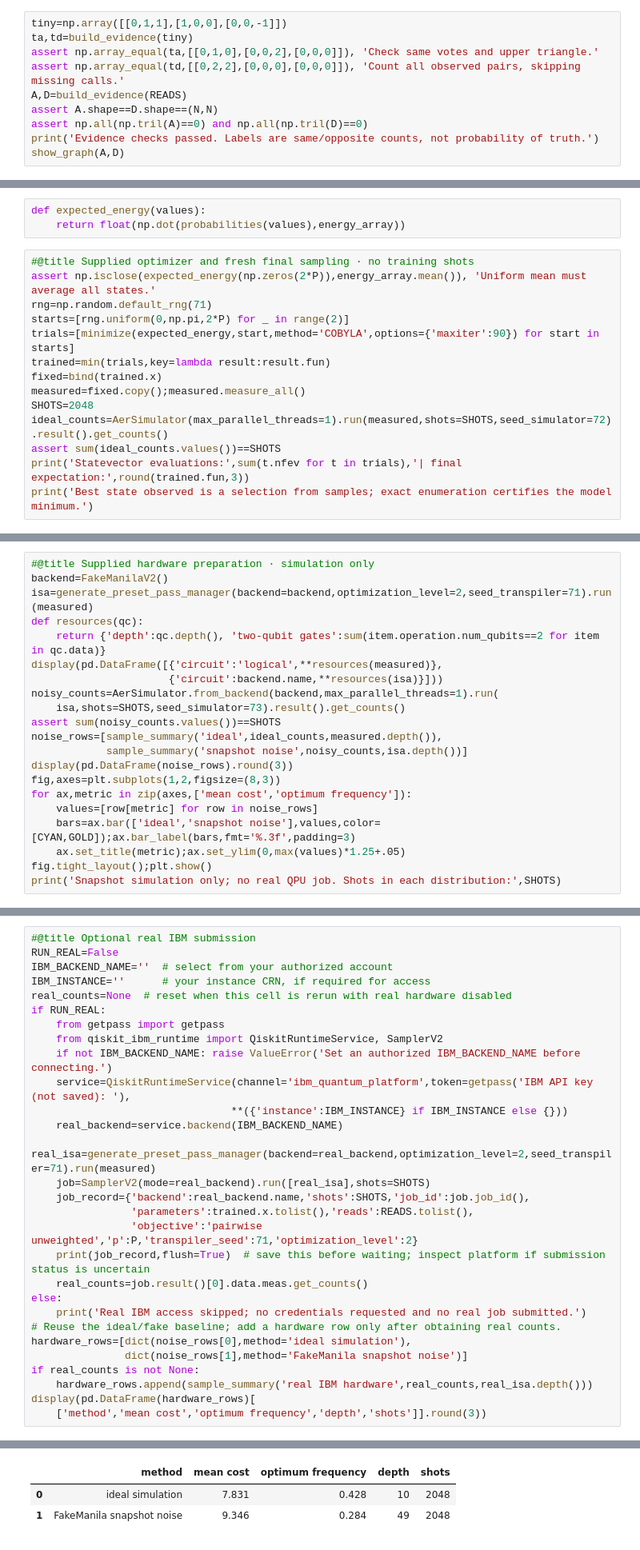
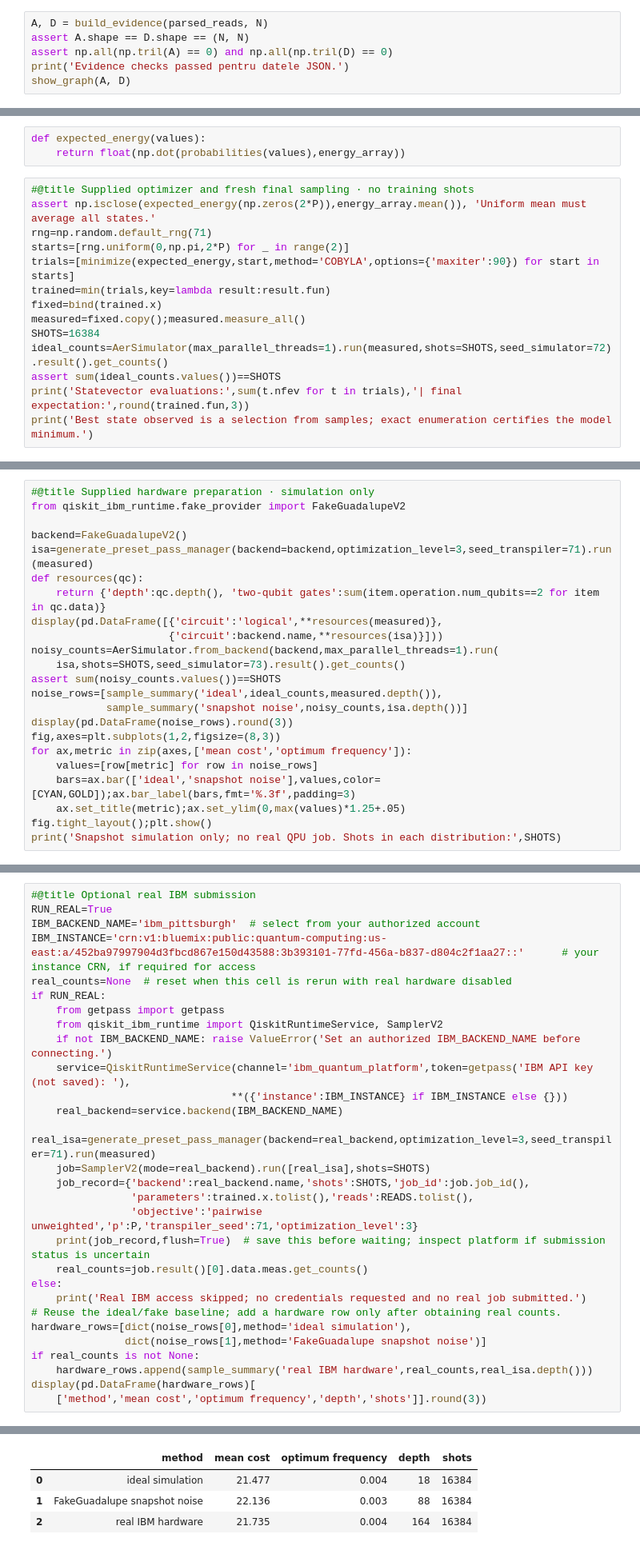
Before and after one commit to LaviniaManolescu/NeuroQ, a Jupyter notebook: Quantum_Genome_Detective_Lab.ipynb, the cells around one changed output, grey strips where cells are left out. Shown at 80% size. Cells and saved outputs as stored; diff of their text form.

Commit message:
modificari lab+rulare hardware
vedeti la final la concluzii ce am scris

```diff
--- a/Quantum_Genome_Detective_Lab.ipynb
+++ b/Quantum_Genome_Detective_Lab.ipynb
@@ -153,11 +182,7 @@ def build_evidence(reads):
 # %%
-tiny=np.array([[0,1,1],[1,0,0],[0,0,-1]])
-ta,td=build_evidence(tiny)
-assert np.array_equal(ta,[[0,1,0],[0,0,2],[0,0,0]]), 'Check same votes and upper triangle.'
-assert np.array_equal(td,[[0,2,2],[0,0,0],[0,0,0]]), 'Count all observed pairs, skipping missing calls.'
-A,D=build_evidence(READS)
-assert A.shape==D.shape==(N,N)
-assert np.all(np.tril(A)==0) and np.all(np.tril(D)==0)
-print('Evidence checks passed. Labels are same/opposite counts, not probability of truth.')
-show_graph(A,D)
+A, D = build_evidence(parsed_reads, N)
+assert A.shape == D.shape == (N, N)
+assert np.all(np.tril(A) == 0) and np.all(np.tril(D) == 0)
+print('Evidence checks passed pentru datele JSON.')
+show_graph(A, D)
 # %% [output]
@@ -395,7 +419,7 @@ trials=[minimize(expected_energy,start,method='COBYLA',options={'maxiter':90}) f
 trained=min(trials,key=lambda result:result.fun)
 fixed=bind(trained.x)
 measured=fixed.copy();measured.measure_all()
-SHOTS=2048
+SHOTS=16384
 ideal_counts=AerSimulator(max_parallel_threads=1).run(measured,shots=SHOTS,seed_simulator=72).result().get_counts()
 assert sum(ideal_counts.values())==SHOTS
 print('Statevector evaluations:',sum(t.nfev for t in trials),'| final expectation:',round(trained.fun,3))
@@ -480,8 +504,10 @@ objective and shot count matched. The `meas` classical register keeps logical bi
 decode once with the supplied helper.
 # %%
 #@title Supplied hardware preparation · simulation only
-backend=FakeManilaV2()
-isa=generate_preset_pass_manager(backend=backend,optimization_level=2,seed_transpiler=71).run(measured)
+from qiskit_ibm_runtime.fake_provider import FakeGuadalupeV2
+
+backend=FakeGuadalupeV2()
+isa=generate_preset_pass_manager(backend=backend,optimization_level=3,seed_transpiler=71).run(measured)
 def resources(qc):
     return {'depth':qc.depth(), 'two-qubit gates':sum(item.operation.num_qubits==2 for item in qc.data)}
 display(pd.DataFrame([{'circuit':'logical',**resources(measured)},
@@ -530,9 +556,9 @@ References: [IBM SamplerV2](https://quantum.cloud.ibm.com/docs/en/api/qiskit-ibm
 [bit ordering](https://quantum.cloud.ibm.com/docs/en/guides/bit-ordering).
 # %%
 #@title Optional real IBM submission
-RUN_REAL=False
-IBM_BACKEND_NAME=''  # select from your authorized account
-IBM_INSTANCE=''      # your instance CRN, if required for access
+RUN_REAL=True
+IBM_BACKEND_NAME='ibm_pittsburgh'  # select from your authorized account
+IBM_INSTANCE='crn:v1:bluemix:public:quantum-computing:us-east:a/452ba97997904d3fbcd867e150d43588:3b393101-77fd-456a-b837-d804c2f1aa27::'      # your instance CRN, if required for access
 real_counts=None  # reset when this cell is rerun with real hardware disabled
 if RUN_REAL:
     from getpass import getpass
@@ -541,18 +567,18 @@ if RUN_REAL:
     service=QiskitRuntimeService(channel='ibm_quantum_platform',token=getpass('IBM API key (not saved): '),
                                 **({'instance':IBM_INSTANCE} if IBM_INSTANCE else {}))
     real_backend=service.backend(IBM_BACKEND_NAME)
-    real_isa=generate_preset_pass_manager(backend=real_backend,optimization_level=2,seed_transpiler=71).run(measured)
+    real_isa=generate_preset_pass_manager(backend=real_backend,optimization_level=3,seed_transpiler=71).run(measured)
     job=SamplerV2(mode=real_backend).run([real_isa],shots=SHOTS)
     job_record={'backend':real_backend.name,'shots':SHOTS,'job_id':job.job_id(),
                 'parameters':trained.x.tolist(),'reads':READS.tolist(),
-                'objective':'pairwise unweighted','p':P,'transpiler_seed':71,'optimization_level':2}
+                'objective':'pairwise unweighted','p':P,'transpiler_seed':71,'optimization_level':3}
     print(job_record,flush=True)  # save this before waiting; inspect platform if submission status is uncertain
     real_counts=job.result()[0].data.meas.get_counts()
 else:
     print('Real IBM access skipped; no credentials requested and no real job submitted.')
 # Reuse the ideal/fake baseline; add a hardware row only after obtaining real counts.
 hardware_rows=[dict(noise_rows[0],method='ideal simulation'),
-               dict(noise_rows[1],method='FakeManila snapshot noise')]
+               dict(noise_rows[1],method='FakeGuadalupe snapshot noise')]
 if real_counts is not None:
     hardware_rows.append(sample_summary('real IBM hardware',real_counts,real_isa.depth()))
 display(pd.DataFrame(hardware_rows)[
@@ -562,6 +589,7 @@ Real IBM access skipped; no credentials requested and no real job submitted.
 |  | method | mean cost | optimum frequency | depth | shots |
-| 0 | ideal simulation | 7.831 | 0.428 | 10 | 2048 |
-| 1 | FakeManila snapshot noise | 9.346 | 0.284 | 49 | 2048 |
+| 0 | ideal simulation | 21.477 | 0.004 | 18 | 16384 |
+| 1 | FakeGuadalupe snapshot noise | 22.136 | 0.003 | 88 | 16384 |
+| 2 | real IBM hardware | 21.735 | 0.004 | 164 | 16384 |
 # %% [markdown]
 ---
 # Shared foundation complete — your team’s investigation starts here.
```
Also changed, not shown: parts of 12 cells of this notebook, 3 other files.
